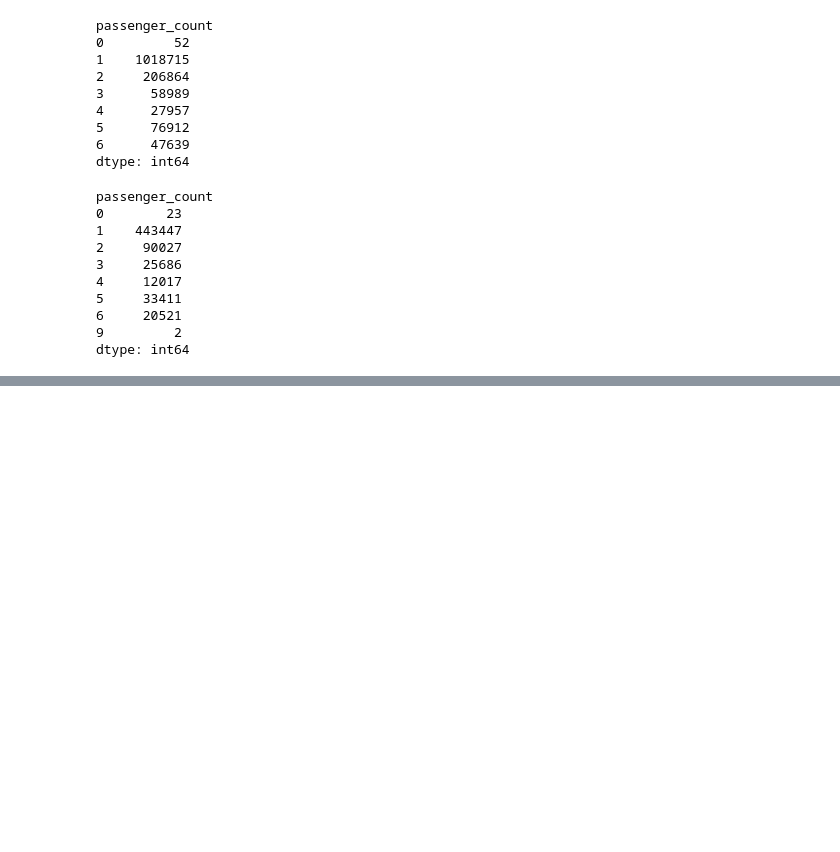
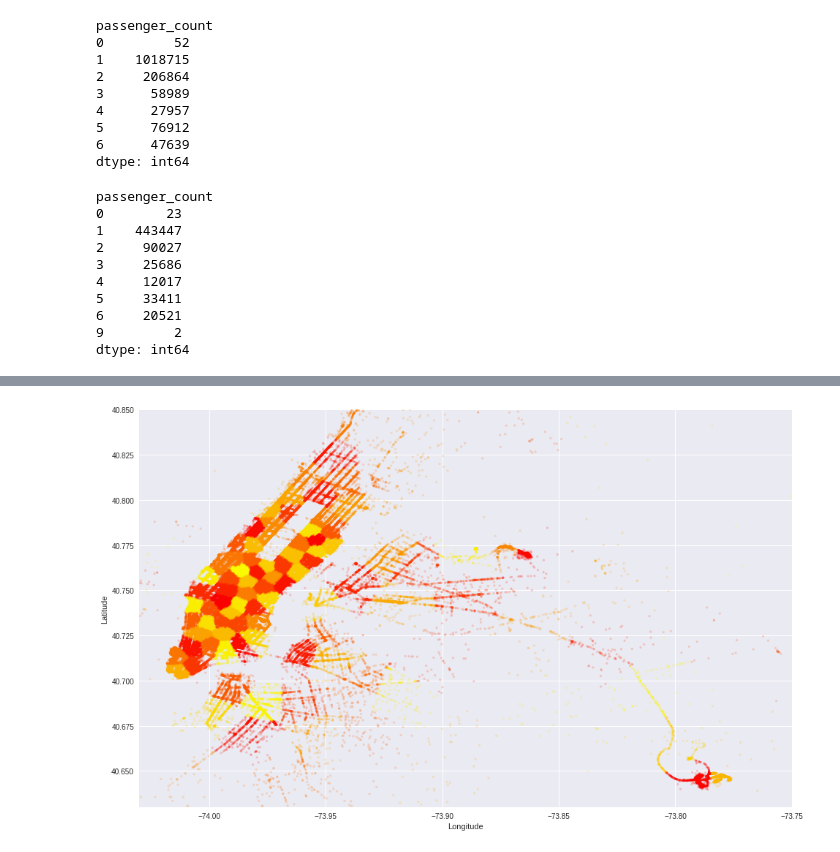
Before and after one commit to dalip98/New-York-City-Taxi-Trip-Duration-Kaggle-, a Jupyter notebook: NewYork_City_Taxi_Trip_Duration_.ipynb, the cells around one changed output, grey strips where cells are left out. Drawn from its saved outputs; the diff is of its cells as text; code cells hidden in the pictures; blank space fills up the shorter version.

```diff
--- a/NewYork_City_Taxi_Trip_Duration_.ipynb
+++ b/NewYork_City_Taxi_Trip_Duration_.ipynb
@@ -206,0 +251,13 @@ dtype: int64
+# %%
+df_train.loc[:, 'distance_haversine'] = haversine_array(df_train['pickup_latitude'].values, df_train['pickup_longitude'].values, df_train['dropoff_latitude'].values, df_train['dropoff_longitude'].values)
+df_test.loc[:, 'distance_haversine'] = haversine_array(df_test['pickup_latitude'].values, df_test['pickup_longitude'].values, df_test['dropoff_latitude'].values, df_test['dropoff_longitude'].values)
+
+df_train.loc[:, 'distance_dummy_manhattan'] =  dummy_manhattan_distance(df_train['pickup_latitude'].values, df_train['pickup_longitude'].values, df_train['dropoff_latitude'].values, df_train['dropoff_longitude'].values)
+df_test.loc[:, 'distance_dummy_manhattan'] =  dummy_manhattan_distance(df_test['pickup_latitude'].values, df_test['pickup_longitude'].values, df_test['dropoff_latitude'].values, df_test['dropoff_longitude'].values)
+
+df_train.loc[:, 'direction'] = bearing_array(df_train['pickup_latitude'].values, df_train['pickup_longitude'].values, df_train['dropoff_latitude'].values, df_train['dropoff_longitude'].values)
+df_test.loc[:, 'direction'] = bearing_array(df_test['pickup_latitude'].values, df_test['pickup_longitude'].values, df_test['dropoff_latitude'].values, df_test['dropoff_longitude'].values)
+# %%
+coords = np.vstack((df_train[['pickup_latitude', 'pickup_longitude']].values,
+                    df_train[['dropoff_latitude', 'dropoff_longitude']].values))
+print(coords)
@@ -206,0 +272,9 @@ dtype: int64
+# %%
+from sklearn.cluster import MiniBatchKMeans
+sample_ind = np.random.permutation(len(coords))[:500000]
+kmeans = MiniBatchKMeans(n_clusters=100, batch_size=10000).fit(coords[sample_ind])
+# %%
+df_train.loc[:, 'pickup_cluster'] = kmeans.predict(df_train[['pickup_latitude', 'pickup_longitude']])
+df_train.loc[:, 'dropoff_cluster'] = kmeans.predict(df_train[['dropoff_latitude', 'dropoff_longitude']])
+df_test.loc[:, 'pickup_cluster'] = kmeans.predict(df_test[['pickup_latitude', 'pickup_longitude']])
+df_test.loc[:, 'dropoff_cluster'] = kmeans.predict(df_test[['dropoff_latitude', 'dropoff_longitude']])
@@ -206,0 +301,11 @@ dtype: int64
+# %%
+fig, ax = plt.subplots(ncols=1, nrows=1)
+ax.scatter(df_train.pickup_longitude.values[:500000], df_train.pickup_latitude.values[:500000], s=10, lw=0,
+           c=df_train.pickup_cluster[:500000].values, cmap='autumn', alpha=0.2)
+ax.set_xlim(city_long_border)
+ax.set_ylim(city_lat_border)
+ax.set_xlabel('Longitude')
+ax.set_ylabel('Latitude')
+plt.show()
+# %% [output]
+[figure, added]
```
Also changed, not shown: parts of 29 cells of this notebook.
